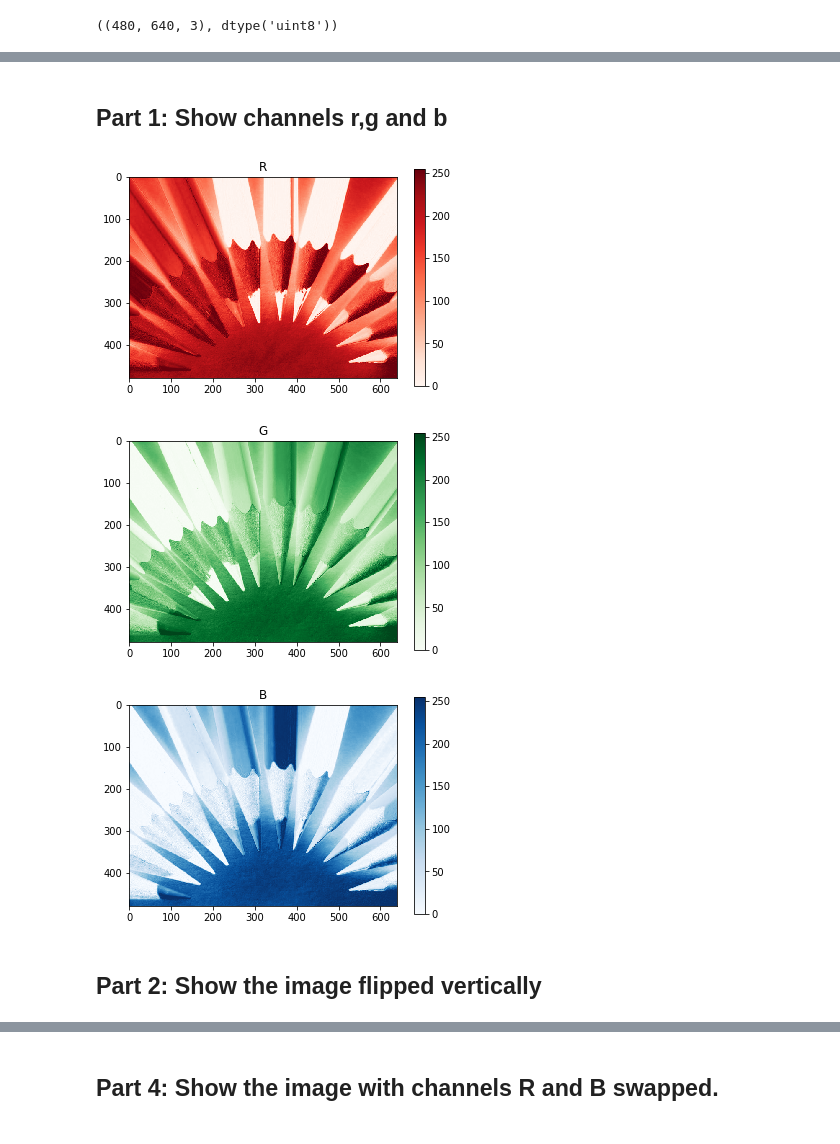
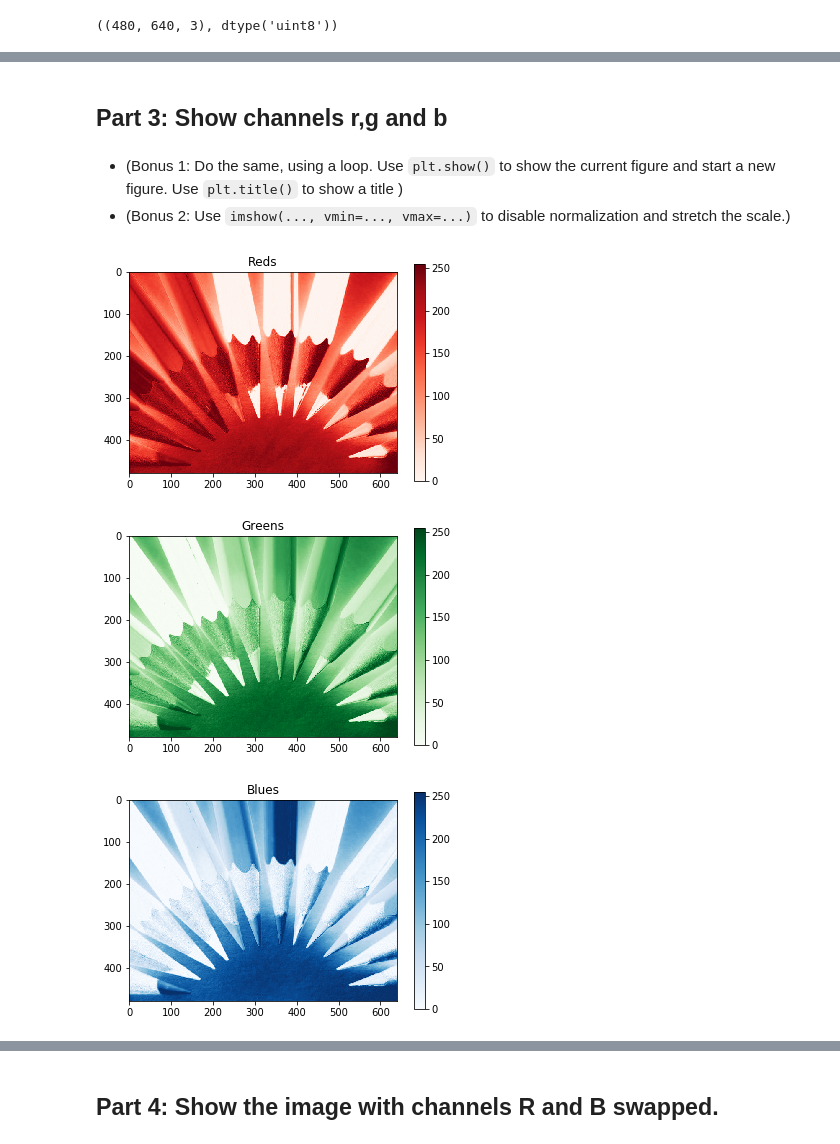
Before and after one commit to nonZero/learn-numpy, a Jupyter notebook: 006-indexing-exercise-solution.ipynb, the cells around one changed output, grey strips where cells are left out. Drawn from its saved outputs; the diff is of its cells as text; code cells hidden in the pictures.

Commit message:
Parts 1-6; no %pylab

```diff
--- a/006-indexing-exercise-solution.ipynb
+++ b/006-indexing-exercise-solution.ipynb
@@ -9,5 +9,5 @@ Use `imread(filename)` to load an image file:
 # %%
-a = imread("pencils.jpeg")
+a = plt.imread("pencils.jpeg")
 # %%
 a.shape, a.dtype
 # %% [output]
@@ -26,14 +38,15 @@ imshow(a[200:400, 250:450]);
 # %% [markdown]
-## Part 1: Show channels r,g and b
+## Part 3: Show channels r,g and b
+# %% [markdown]
+* (Bonus 1: Do the same, using a loop. Use `plt.show()` to show the current figure and start a new figure. Use `plt.title()` to show a title )
+* (Bonus 2: Use `imshow(..., vmin=..., vmax=...)` to disable normalization and stretch the scale.)
 # %%
-for i,(c, cmap) in enumerate(zip("RGB", (cm.Reds, cm.Greens, cm.Blues))):
-    imshow(a[:,:,i], cmap=cmap, vmin=0, vmax=255)
-    colorbar()
-    title(c)
-    show()
+for i, c in enumerate(('Reds', 'Greens', 'Blues')):
+    plt.imshow(a[:,:,i], c, vmin=0, vmax=255)
+    plt.colorbar()
+    plt.title(c)
+    plt.show()
 # %% [output]
-[figure, old version]
+[figure, new version]
-[figure, old version]
+[figure, new version]
-[figure, old version]
+[figure, new version]
-# %% [markdown]
-## Part 2: Show the image flipped vertically
```
Also changed, not shown: parts of 14 cells of this notebook, 3 other files.
